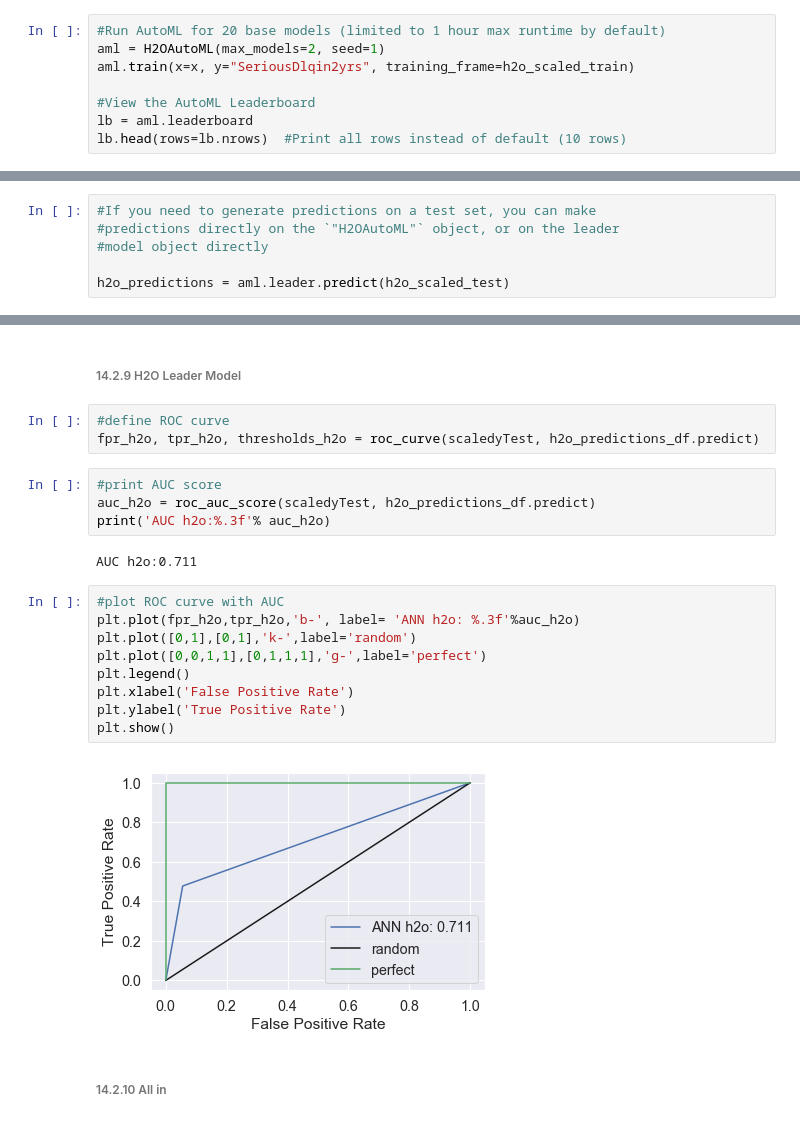
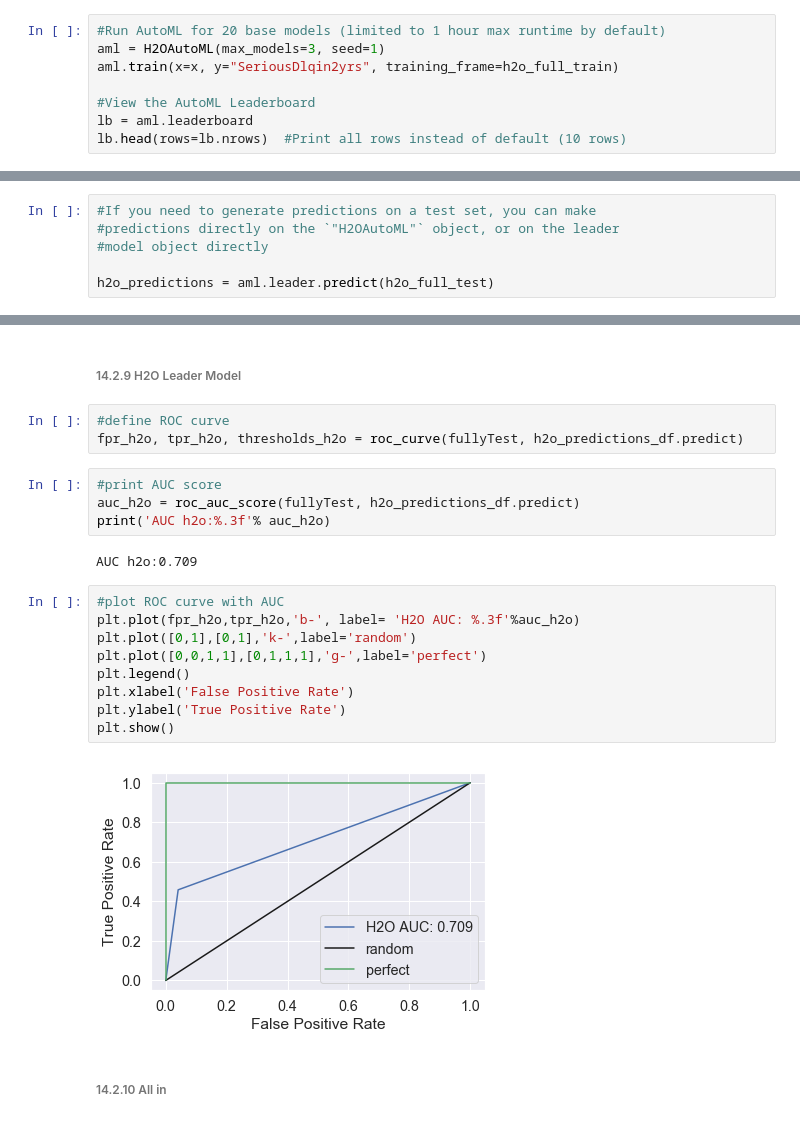
Before and after one commit to abender14/Blockchain-Capstone, a Jupyter notebook: CAPSTONE/ML_Model.ipynb, the cells around one changed output, grey strips where cells are left out. Drawn from its saved outputs; the diff is of its cells as text.

Commit message:
Updated H2O to full dataset

```diff
--- a/CAPSTONE/ML_Model.ipynb
+++ b/CAPSTONE/ML_Model.ipynb
@@ -1262,7 +1267,7 @@ h2o_scaled_test['SeriousDlqin2yrs'] = h2o_scaled_test['SeriousDlqin2yrs'].asfact
 # %%
 #Run AutoML for 20 base models (limited to 1 hour max runtime by default)
-aml = H2OAutoML(max_models=2, seed=1)
-aml.train(x=x, y="SeriousDlqin2yrs", training_frame=h2o_scaled_train)
+aml = H2OAutoML(max_models=3, seed=1)
+aml.train(x=x, y="SeriousDlqin2yrs", training_frame=h2o_full_train)
 
 #View the AutoML Leaderboard
 lb = aml.leaderboard
@@ -1300,5 +1297,5 @@ aml.leader.download_mojo(path = "./")
 #predictions directly on the `"H2OAutoML"` object, or on the leader
 #model object directly
 
-h2o_predictions = aml.leader.predict(h2o_scaled_test)
+h2o_predictions = aml.leader.predict(h2o_full_test)
 # %% [output]
@@ -1691,24 +1688,24 @@ plt.show()
 ###### 14.2.9 H2O Leader Model
 # %%
 #define ROC curve
-fpr_h2o, tpr_h2o, thresholds_h2o = roc_curve(scaledyTest, h2o_predictions_df.predict)
+fpr_h2o, tpr_h2o, thresholds_h2o = roc_curve(fullyTest, h2o_predictions_df.predict)
 # %%
 #print AUC score
-auc_h2o = roc_auc_score(scaledyTest, h2o_predictions_df.predict)
+auc_h2o = roc_auc_score(fullyTest, h2o_predictions_df.predict)
 print('AUC h2o:%.3f'% auc_h2o)
 # %% [output]
-AUC h2o:0.711
+AUC h2o:0.709
 # %%
 #plot ROC curve with AUC
-plt.plot(fpr_h2o,tpr_h2o,'b-', label= 'ANN h2o: %.3f'%auc_h2o)
+plt.plot(fpr_h2o,tpr_h2o,'b-', label= 'H2O AUC: %.3f'%auc_h2o)
 plt.plot([0,1],[0,1],'k-',label='random')
 plt.plot([0,0,1,1],[0,1,1,1],'g-',label='perfect')
 plt.legend()
 plt.xlabel('False Positive Rate')
 plt.ylabel('True Positive Rate')
 plt.show()
 # %% [output]
-[figure, old version]
+[figure, new version]
 # %% [markdown]
 ###### 14.2.10 All in
 # %%
```
Also changed, not shown: parts of 94 cells of this notebook, 4 other files.
